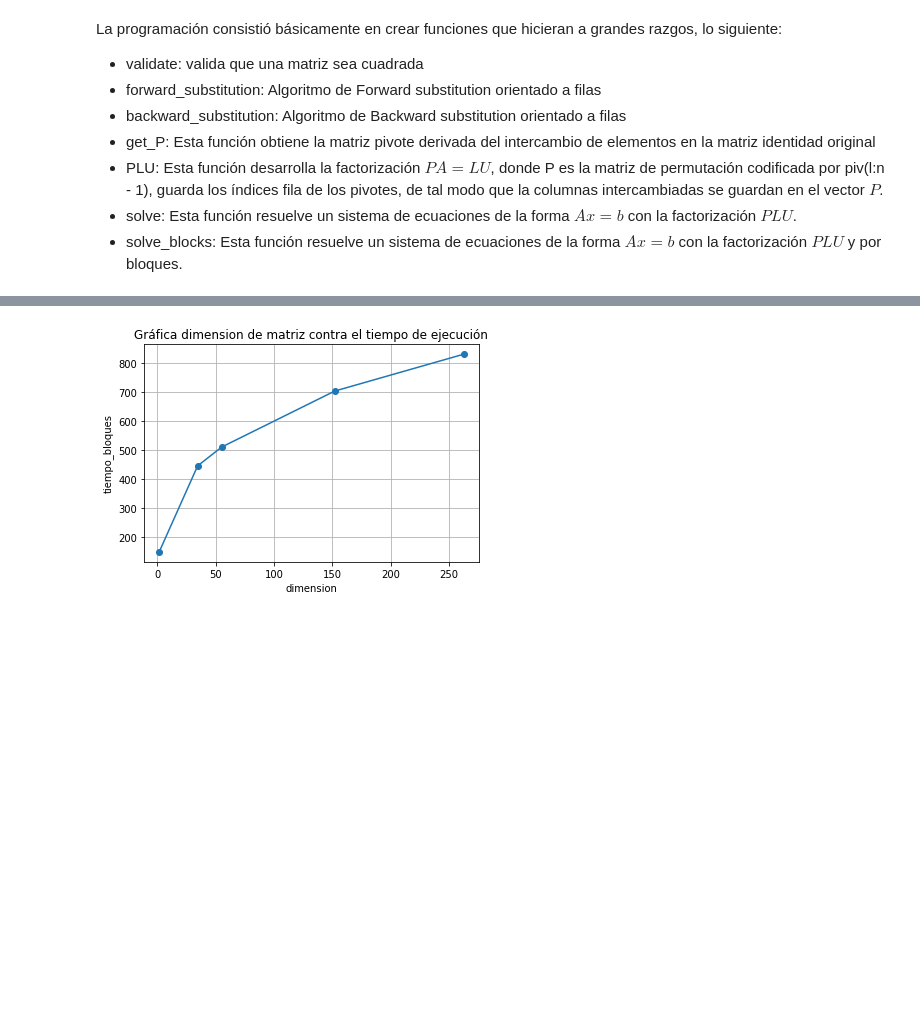
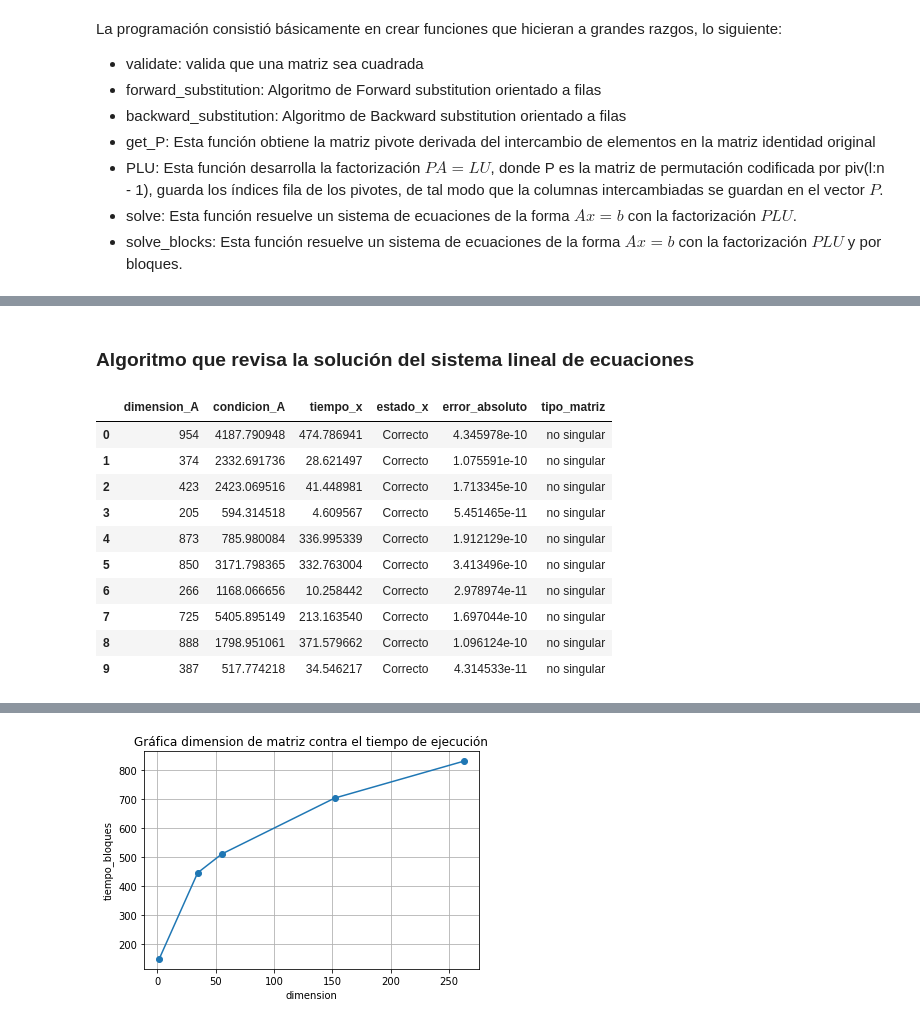
Before and after one commit to mno-2020-gh-classroom/ex-modulo-3-comp-matricial-plu-paola-md, a Jupyter notebook: results/reporte.ipynb, the cells around one changed output, grey strips where cells are left out. Drawn from its saved outputs; the diff is of its cells as text; code cells hidden in the pictures; blank space fills up the shorter version.

```diff
--- a/results/reporte.ipynb
+++ b/results/reporte.ipynb
@@ -319,0 +289,18 @@ con base en las corridas anteriores, mostraremos ciertas gráficas que nos ayuda
+# %% [markdown]
+### Algoritmo que revisa la solución del sistema lineal de ecuaciones
+# %%
+#Corremos el algoritmo revision_x que usa la función solve para generar 10 ejemplos
+rev_x = revision_modular.revision_x(10,10**2,10**3+1,-99,99)
+rev_x
+# %% [output]
+|  | dimension_A | condicion_A | tiempo_x | estado_x | error_absoluto | tipo_matriz |
+| 0 | 954 | 4187.790948 | 474.786941 | Correcto | 4.345978e-10 | no singular |
+| 1 | 374 | 2332.691736 | 28.621497 | Correcto | 1.075591e-10 | no singular |
+| 2 | 423 | 2423.069516 | 41.448981 | Correcto | 1.713345e-10 | no singular |
+| 3 | 205 | 594.314518 | 4.609567 | Correcto | 5.451465e-11 | no singular |
+| 4 | 873 | 785.980084 | 336.995339 | Correcto | 1.912129e-10 | no singular |
+| 5 | 850 | 3171.798365 | 332.763004 | Correcto | 3.413496e-10 | no singular |
+| 6 | 266 | 1168.066656 | 10.258442 | Correcto | 2.978974e-11 | no singular |
+| 7 | 725 | 5405.895149 | 213.163540 | Correcto | 1.697044e-10 | no singular |
+| 8 | 888 | 1798.951061 | 371.579662 | Correcto | 1.096124e-10 | no singular |
+| 9 | 387 | 517.774218 | 34.546217 | Correcto | 4.314533e-11 | no singular |
```
Also changed, not shown: parts of 60 cells of this notebook.
